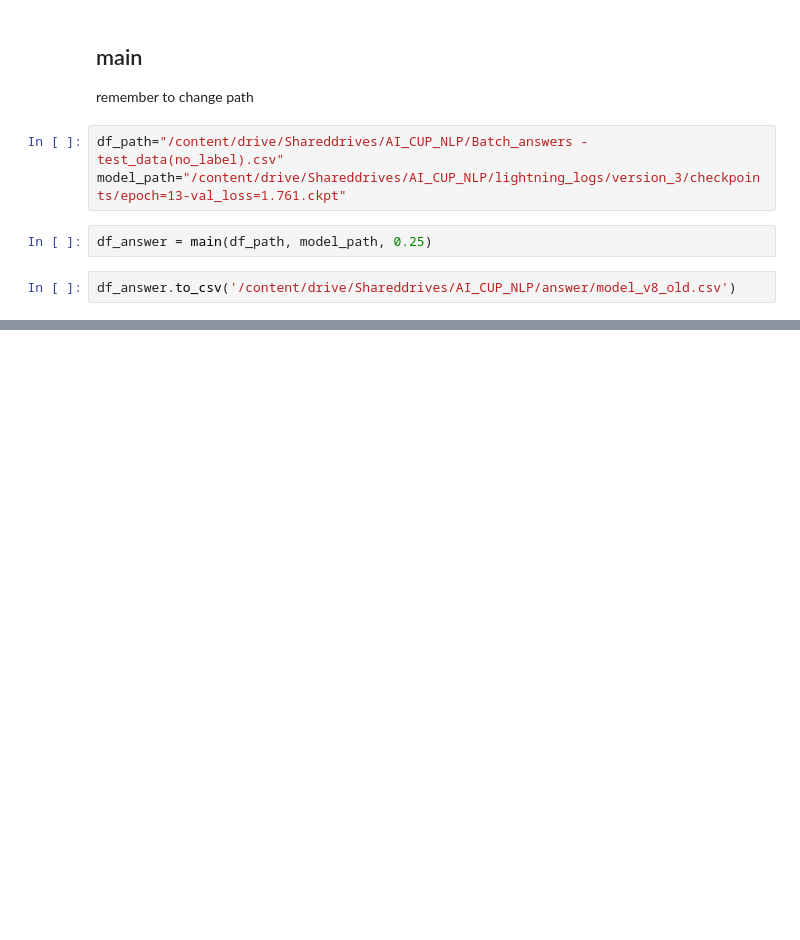
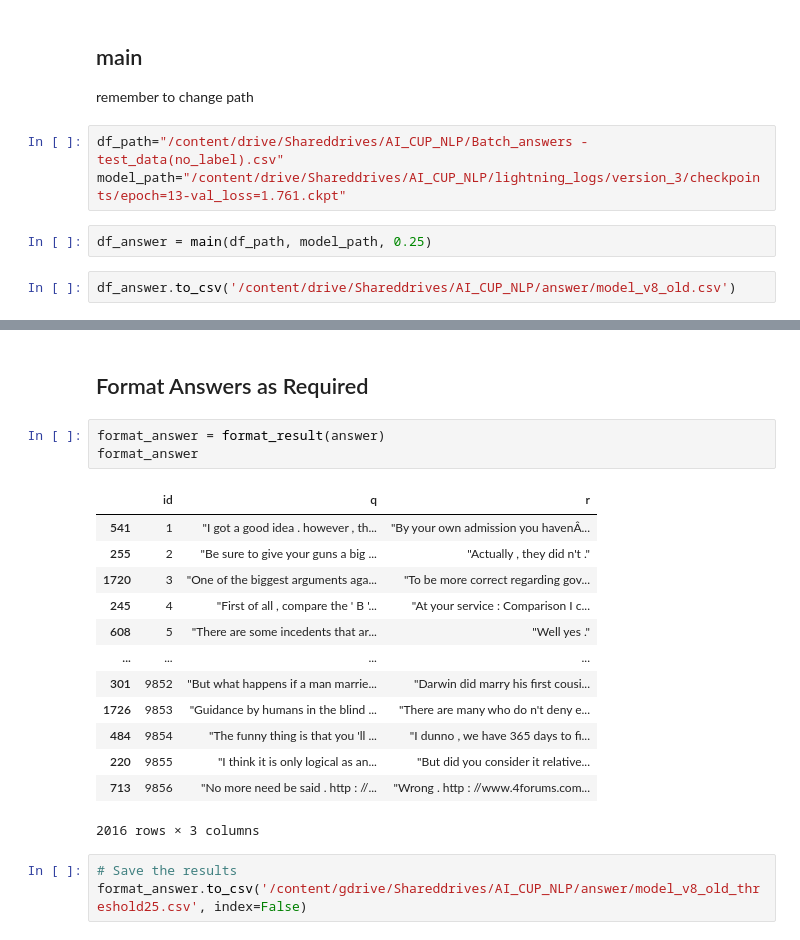
Before and after one commit to MengChiehLiu/AI_CUP_2022_Argument_Detection, a Jupyter notebook: predict.ipynb, the cells around one changed output, grey strips where cells are left out. Cells and saved outputs as stored; diff of their text form; blank space fills up the shorter version.

```diff
--- a/predict.ipynb
+++ b/predict.ipynb
@@ -341,0 +459,22 @@ df_answer.to_csv('/content/drive/Shareddrives/AI_CUP_NLP/answer/model_v8_old.csv
+# %% [markdown]
+## Format Answers as Required
+# %%
+format_answer = format_result(answer)
+format_answer
+# %% [output]
+|  | id | q | r |
+| 541 | 1 | "I got a good idea . however , th... | "By your own admission you havenÂ... |
+| 255 | 2 | "Be sure to give your guns a big ... | "Actually , they did n't ." |
+| 1720 | 3 | "One of the biggest arguments aga... | "To be more correct regarding gov... |
+| 245 | 4 | "First of all , compare the ' B '... | "At your service : Comparison I c... |
+| 608 | 5 | "There are some incedents that ar... | "Well yes ." |
+| ... | ... | ... | ... |
+| 301 | 9852 | "But what happens if a man marrie... | "Darwin did marry his first cousi... |
+| 1726 | 9853 | "Guidance by humans in the blind ... | "There are many who do n't deny e... |
+| 484 | 9854 | "The funny thing is that you 'll ... | "I dunno , we have 365 days to fi... |
+| 220 | 9855 | "I think it is only logical as an... | "But did you consider it relative... |
+| 713 | 9856 | "No more need be said . http : //... | "Wrong . http : //www.4forums.com... |
+2016 rows × 3 columns
+# %%
+# Save the results
+format_answer.to_csv('/content/gdrive/Shareddrives/AI_CUP_NLP/answer/model_v8_old_threshold25.csv', index=False)
```
Also changed, not shown: parts of 14 cells of this notebook.
